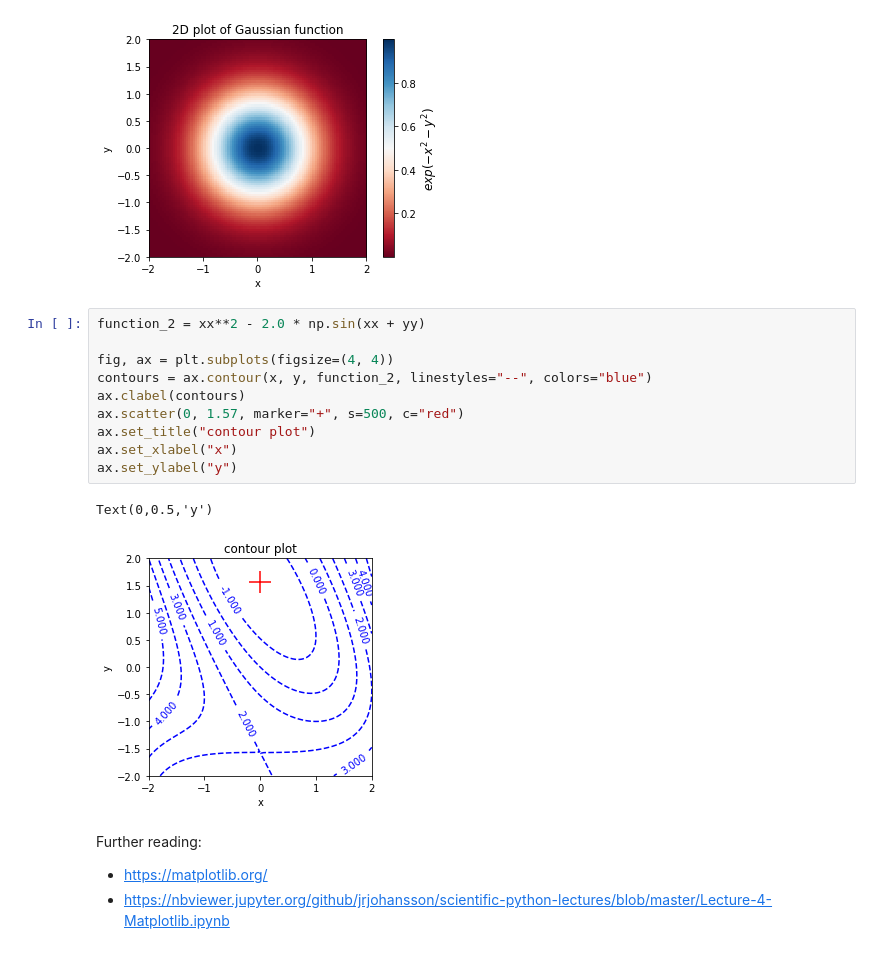
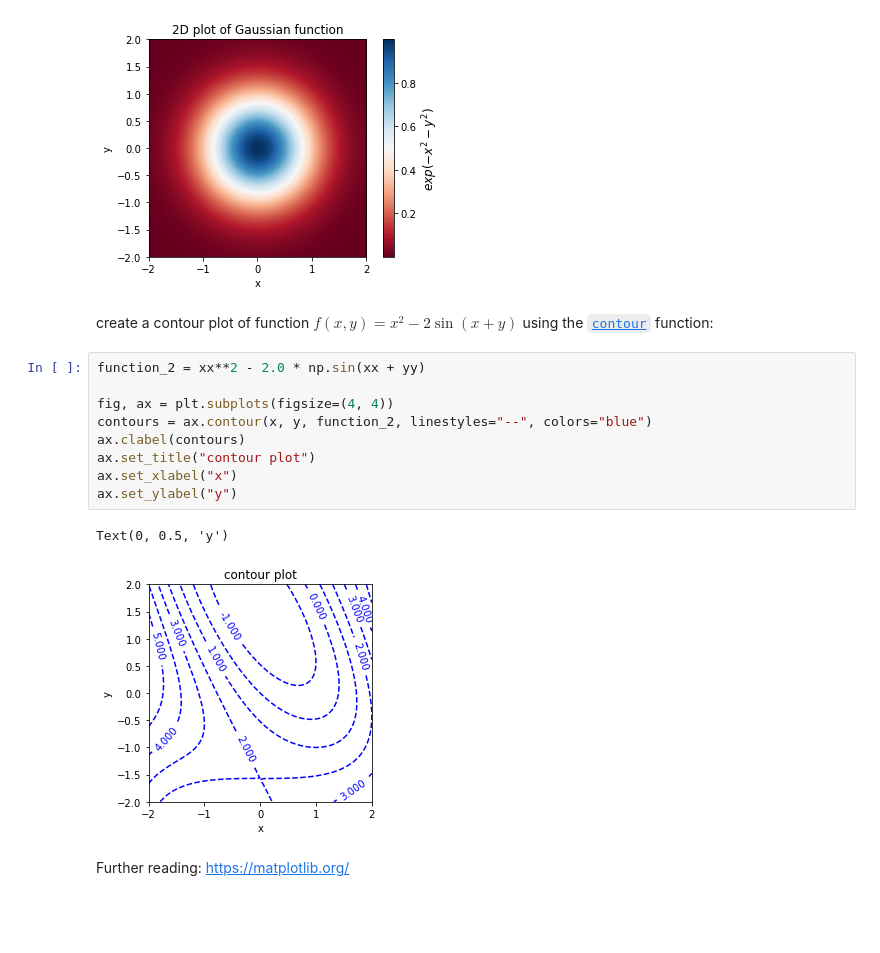
Before and after one commit to valenpe7/numerical_methods, a Jupyter notebook: lectures/01-introduction.ipynb, the cells around one changed output. Cells and saved outputs as stored; diff of their text form; blank space fills up the shorter version.

```diff
--- a/lectures/01-introduction.ipynb
+++ b/lectures/01-introduction.ipynb
@@ -373,20 +532,19 @@ cbar = plt.colorbar(img)
 cbar.set_label(label=r"$exp(-x^2 - y^2)$", fontsize=12)
 # %% [output]
 [figure]
+# %% [markdown]
+create a contour plot of function $ f(x, y) = x^2 - 2 \sin(x + y) $ using the [`contour`](https://matplotlib.org/3.1.1/api/_as_gen/matplotlib.pyplot.contour.html) function:
 # %%
 function_2 = xx**2 - 2.0 * np.sin(xx + yy)
 
 fig, ax = plt.subplots(figsize=(4, 4))
 contours = ax.contour(x, y, function_2, linestyles="--", colors="blue")
 ax.clabel(contours)
-ax.scatter(0, 1.57, marker="+", s=500, c="red")
 ax.set_title("contour plot")
 ax.set_xlabel("x")
 ax.set_ylabel("y")
 # %% [output]
-Text(0,0.5,'y')
+Text(0, 0.5, 'y')
-[figure, old version]
+[figure, new version]
-# %% [markdown]
-Further reading:
-- https://matplotlib.org/
-- https://nbviewer.jupyter.org/github/jrjohansson/scientific-python-lectures/blob/master/Lecture-4-Matplotlib.ipynb
+# %% [markdown]
+Further reading: https://matplotlib.org/
```
Also changed, not shown: parts of 122 cells of this notebook.
